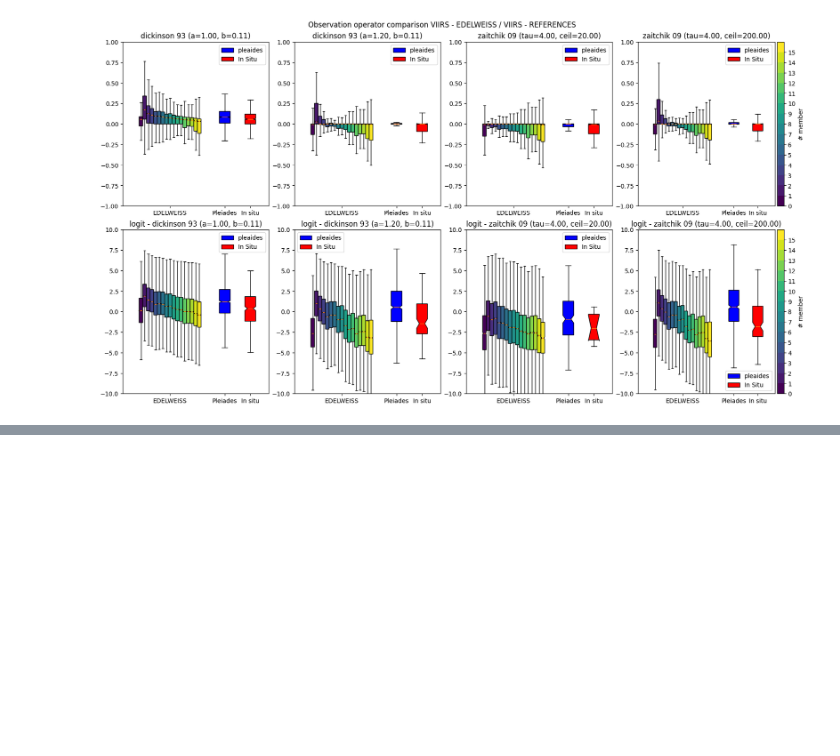
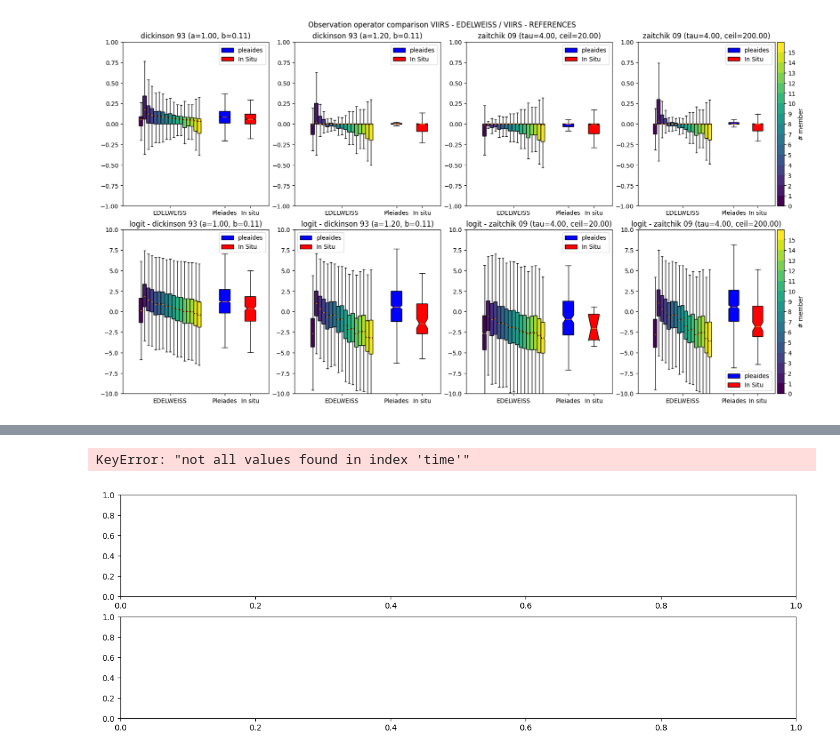
Before and after one commit to nicolaimpe/edelassim, a Jupyter notebook: notebooks/edelweiss_vs_viirs.ipynb, the cells around one changed output, grey strips where cells are left out. Drawn from its saved outputs; the diff is of its cells as text; code cells hidden in the pictures; blank space fills up the shorter version.

```diff
--- a/notebooks/edelweiss_vs_viirs.ipynb
+++ b/notebooks/edelweiss_vs_viirs.ipynb
@@ -559,0 +635,36 @@ ax[1].set_ylim(-10, 10)
+# %%
+fig, axs = plt.subplots(2, 1, figsize=(15, 5))
+
+period_start, period_end = (datetime(year=2021, month=11, day=1), datetime(year=2022, month=5, day=30))
+interval = timedelta(days=30)
+period_starts = np.arange(period_start, period_end, interval)
+
+rmse_b_stations = []
+bias_b_stations = []
+b_values = [1, 1.157, 1.15, 1.2, 1.22, 1.367, 2.1]
+for j, b in enumerate(b_values):
+    rmse_stations = []
+    bias_stations = []
+    sigma_stations = []
+    for ps in period_starts:
+        print(b, ps)
+        period = slice(ps, np.datetime64(ps + interval))
+
+        fsc_bdclim = dickinson(sd_bdclim, a=a, b=b)
+
+        station_matches, viirs_matches = find_common_correspondences(
+            fsc_bdclim.sel(time=good_dates_viirs).sel(time=period), viirs_station.sel(time=good_dates_viirs).sel(time=period)
+        )
+        residuals_station = viirs_matches - station_matches
+        rmse_stations.append(compute_rmse(residuals_station))
+        bias_stations.append(np.nanmean(residuals_station))
+
+    axs[0].plot(period_starts, rmse_stations, label=f"b={b}")
+    axs[1].plot(period_starts, bias_stations, label=f"b={b}")
+    rmse_b_stations.append(rmse_stations)
+    bias_b_stations.append(bias_stations)
+[ax.legend() for ax in axs]
+[ax.grid() for ax in axs]
+# residuals_station.resample(time='1D').map(compute_rmse)
+# (fsc_bdclim.sel(time=good_dates_viirs)- viirs_station.sel(time=good_dates_viirs)).resample('time).map(compute_rmse)
+# %% [output]
@@ -559,0 +672,2 @@ ax[1].set_ylim(-10, 10)
+KeyError: "not all values found in index 'time'"
+[figure, added]
```
Also changed, not shown: parts of 17 cells of this notebook, 8 other files.
